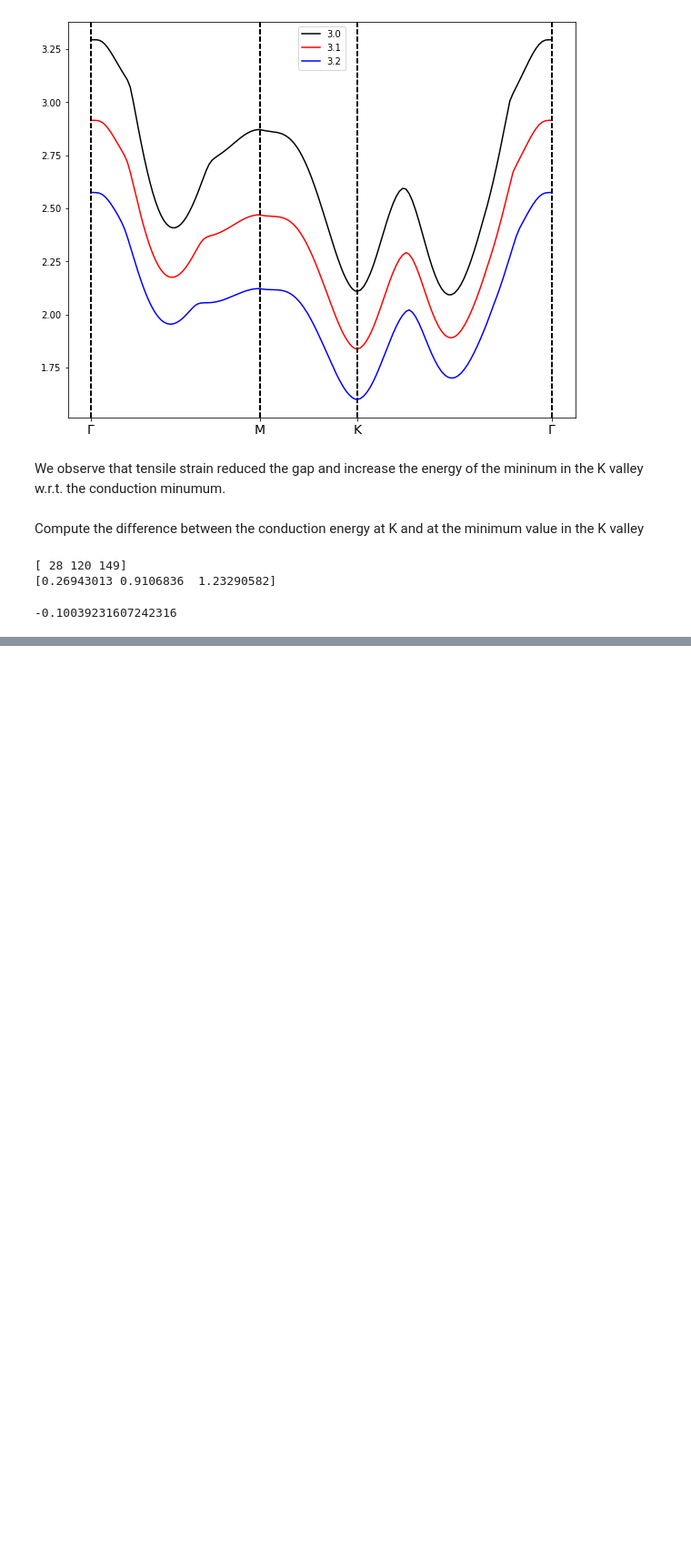
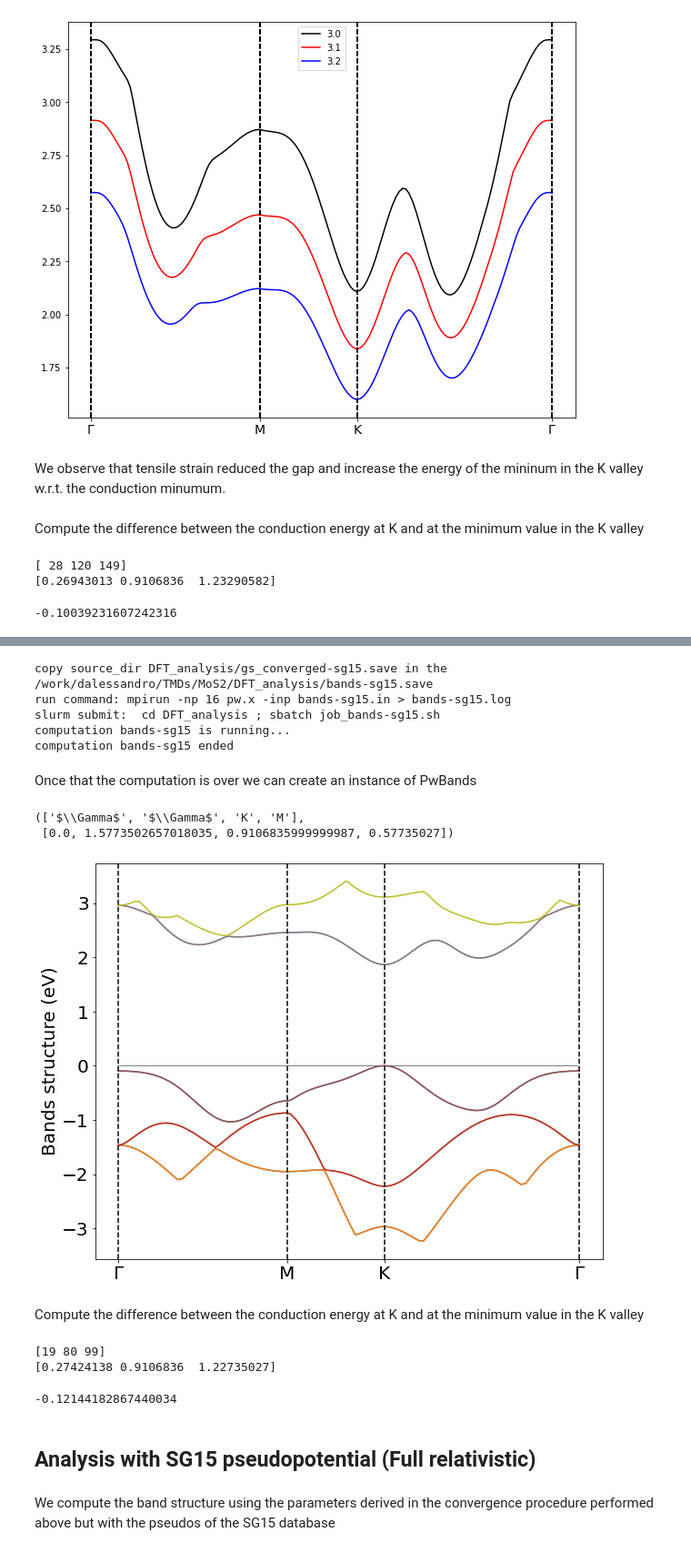
Before and after one commit to marcodalessandro76/MoS2, a Jupyter notebook: DFT_Analysis.ipynb, the cells around one changed output, grey strips where cells are left out. Shown at 91% size. Drawn from its saved outputs; the diff is of its cells as text; code cells hidden in the pictures; blank space fills up the shorter version.

```diff
--- a/DFT_Analysis.ipynb
+++ b/DFT_Analysis.ipynb
@@ -892,0 +1055,3 @@ bands.bands[26][minind[1]]-bands.bands[26][minind[2]]
+# %%
+klist = Tools.build_pw_kpath(G,Mp,Kp,G,numstep=40)
+klist
@@ -892,0 +1063,5 @@ bands.bands[26][minind[1]]-bands.bands[26][minind[2]]
+# %%
+inp.set_bands(30,force_symmorphic=True,conv_thr=1e-6)
+inp.set_prefix(bands_prefix)
+inp.set_kpoints(type='tpiba_b',klist=klist)
+inp
@@ -892,0 +1086,45 @@ bands.bands[26][minind[1]]-bands.bands[26][minind[2]]
+# %%
+results = code.run(input=inp,run_dir=run_dir,name=bands_prefix,source_dir='DFT_analysis/gs_converged-sg15.save')
+# %% [output]
+copy source_dir DFT_analysis/gs_converged-sg15.save in the /work/dalessandro/TMDs/MoS2/DFT_analysis/bands-sg15.save
+run command: mpirun -np 16 pw.x -inp bands-sg15.in > bands-sg15.log
+slurm submit:  cd DFT_analysis ; sbatch job_bands-sg15.sh
+computation bands-sg15 is running...
+computation bands-sg15 ended
+# %% [markdown]
+Once that the computation is over we can create an instance of PwBands
+# %%
+bands = U.BandStructure.from_Pw(results,high_sym)
+# %%
+bands.get_high_sym_positions()
+# %% [output]
+(['$\\Gamma$', '$\\Gamma$', 'K', 'M'],
+ [0.0, 1.5773502657018035, 0.9106835999999987, 0.57735027])
+# %%
+label_size = 20
+
+fig, ax = plt.subplots(figsize=(10, 8))
+#ax.set_ylim(-5,7)
+bands.plot(plt,selection=[i for i in range(20,29)])
+ax.hlines(0.,0.,1.57,linestyles='-',color='gray',linewidth=1)
+ax.set_ylabel('Bands structure (eV)',size=label_size)
+ax.tick_params(axis='both', which='major', labelsize=label_size)
+
+#plt.savefig(fname='Plot/band_structure.eps',format='eps',bbox_inches = "tight")
+# %% [output]
+[figure, added]
+# %% [markdown]
+Compute the difference between the conduction energy at K and at the minimum value in the K valley
+# %%
+minind = argrelextrema(-bands.bands[26],np.greater,order=3)[0]
+print(minind)
+print(bands.kpath[minind])
+bands.bands[26][minind[1]]-bands.bands[26][minind[2]]
+# %% [output]
+[19 80 99]
+[0.27424138 0.9106836  1.22735027]
+-0.12144182867440034
+# %% [markdown]
+## Analysis with SG15 pseudopotential (Full relativistic)
+# %% [markdown]
+We compute the band structure using the parameters derived in the convergence procedure performed above but with the pseudos of the SG15 database
```
Also changed, not shown: parts of 117 cells of this notebook, 6 other files.
